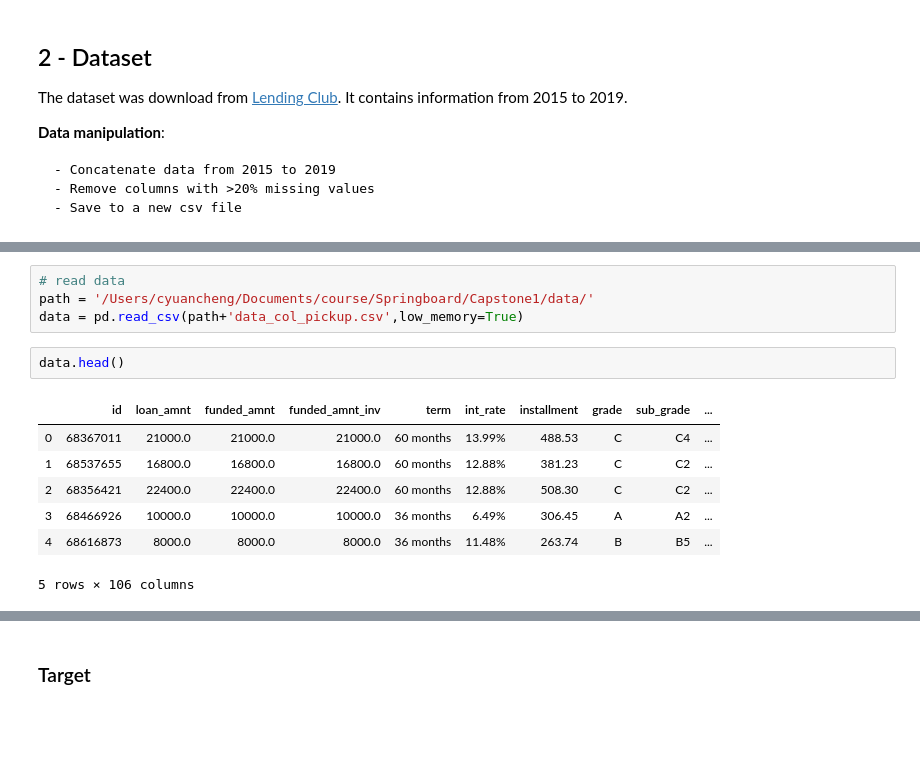
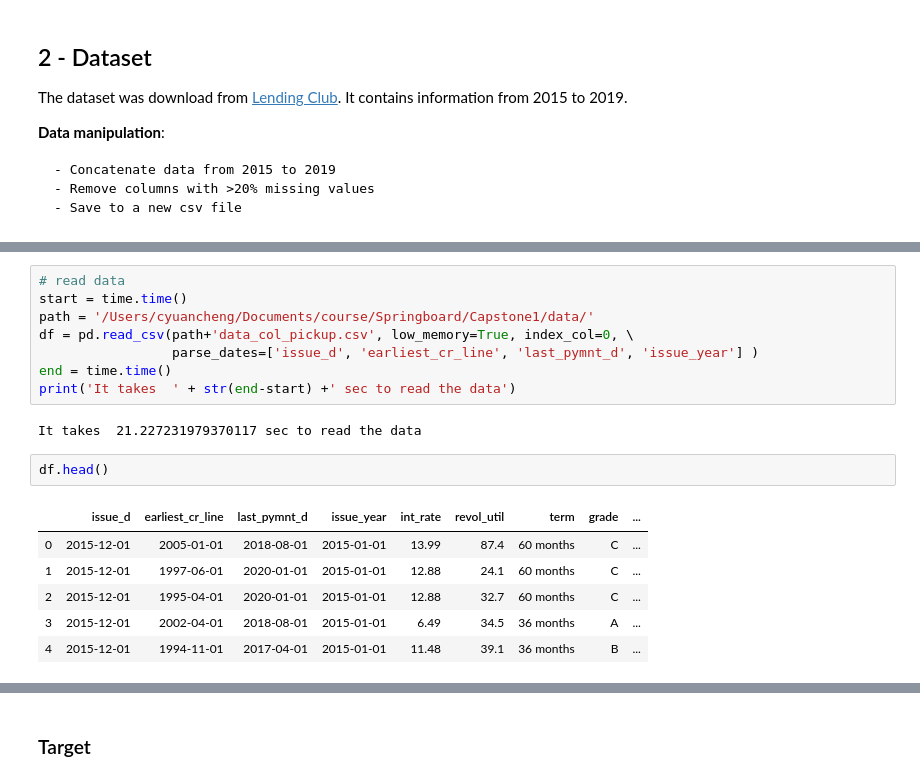
Before and after one commit to cyuancheng/Lending_Club, a Jupyter notebook: 03_LC_DataPreprocessing_2.ipynb, the cells around one changed output, grey strips where cells are left out. Saved outputs shown, nothing was run; the diff lists cells and outputs as text; blank space fills up the shorter version.

```diff
--- a/03_LC_DataPreprocessing_2.ipynb
+++ b/03_LC_DataPreprocessing_2.ipynb
@@ -31,14 +35,19 @@ warnings.filterwarnings('ignore')
 # %%
 # read data
+start = time.time()
 path = '/Users/cyuancheng/Documents/course/Springboard/Capstone1/data/'
-data = pd.read_csv(path+'data_col_pickup.csv',low_memory=True)
+df = pd.read_csv(path+'data_col_pickup.csv', low_memory=True, index_col=0, \
+                 parse_dates=['issue_d', 'earliest_cr_line', 'last_pymnt_d', 'issue_year'] )
+end = time.time()
+print('It takes  ' + str(end-start) +' sec to read the data')
+# %% [output]
+It takes  21.227231979370117 sec to read the data
 # %%
-data.head()
+df.head()
 # %% [output]
-|  | id | loan_amnt | funded_amnt | funded_amnt_inv | term | int_rate | installment | grade | sub_grade | ... |
-| 0 | 68367011 | 21000.0 | 21000.0 | 21000.0 | 60 months | 13.99% | 488.53 | C | C4 | ... |
-| 1 | 68537655 | 16800.0 | 16800.0 | 16800.0 | 60 months | 12.88% | 381.23 | C | C2 | ... |
-| 2 | 68356421 | 22400.0 | 22400.0 | 22400.0 | 60 months | 12.88% | 508.30 | C | C2 | ... |
-| 3 | 68466926 | 10000.0 | 10000.0 | 10000.0 | 36 months | 6.49% | 306.45 | A | A2 | ... |
-| 4 | 68616873 | 8000.0 | 8000.0 | 8000.0 | 36 months | 11.48% | 263.74 | B | B5 | ... |
+|  | issue_d | earliest_cr_line | last_pymnt_d | issue_year | int_rate | revol_util | term | grade | ... |
+| 0 | 2015-12-01 | 2005-01-01 | 2018-08-01 | 2015-01-01 | 13.99 | 87.4 | 60 months | C | ... |
+| 1 | 2015-12-01 | 1997-06-01 | 2020-01-01 | 2015-01-01 | 12.88 | 24.1 | 60 months | C | ... |
+| 2 | 2015-12-01 | 1995-04-01 | 2020-01-01 | 2015-01-01 | 12.88 | 32.7 | 60 months | C | ... |
+| 3 | 2015-12-01 | 2002-04-01 | 2018-08-01 | 2015-01-01 | 6.49 | 34.5 | 36 months | A | ... |
+| 4 | 2015-12-01 | 1994-11-01 | 2017-04-01 | 2015-01-01 | 11.48 | 39.1 | 36 months | B | ... |
-5 rows × 106 columns
```
Also changed, not shown: parts of 39 cells of this notebook.
